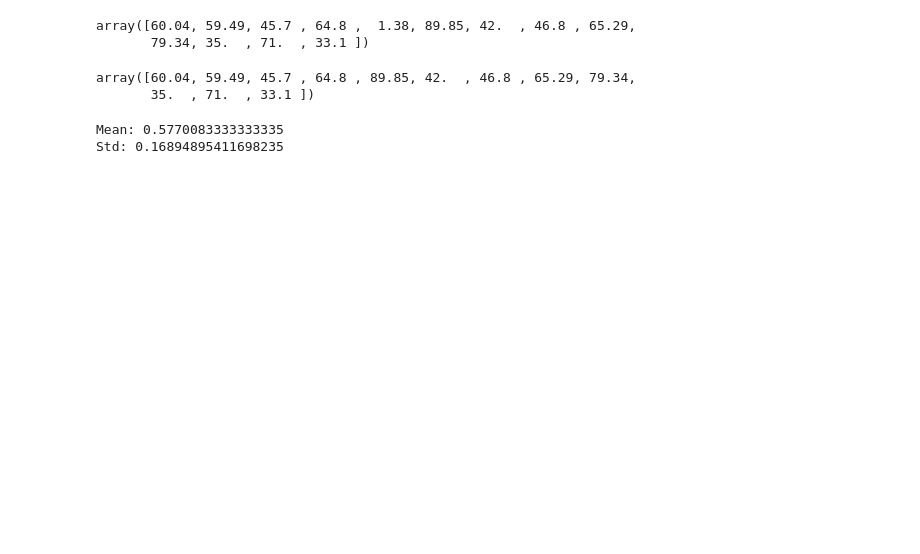
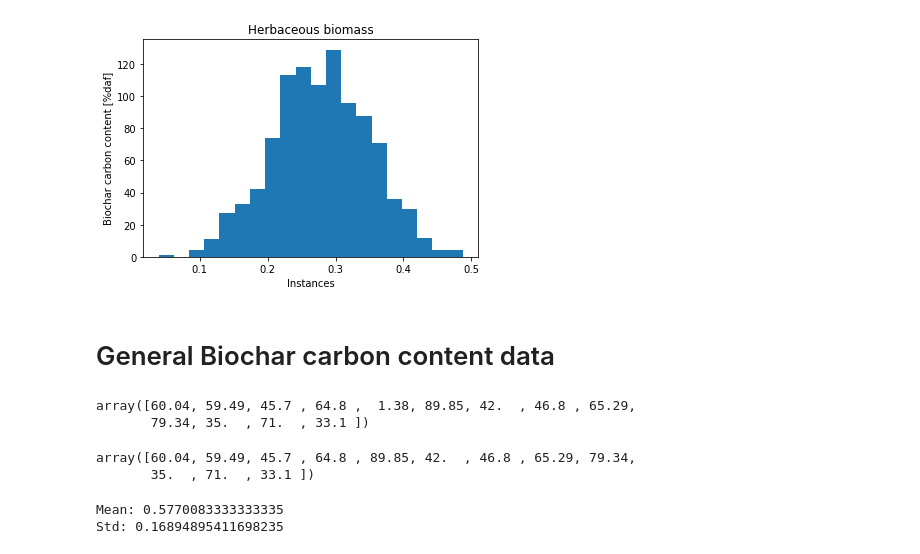
Before and after one commit to SimonAscher/Gasification_LCA_TEA, a Jupyter notebook: analysis/preliminary/biochar_properties/biochar_properties.ipynb, the cells around one changed output. Cells and saved outputs as stored; diff of their text form; code cells hidden in the pictures; blank space fills up the shorter version.

```diff
--- a/analysis/preliminary/biochar_properties/biochar_properties.ipynb
+++ b/analysis/preliminary/biochar_properties/biochar_properties.ipynb
@@ -10,3 +81,18 @@ from config import settings
+# %%
+herbaceous_dist = make_dist(gaussian(mean=biochar_carbon_df["herbaceous biomass"]["mean"],
+                               std=biochar_carbon_df["herbaceous biomass"]["std"]),
+                      length_array=1000)
+
+plt.figure()
+plt.title("Herbaceous biomass")
+plt.hist(herbaceous_dist, bins=20)
+plt.xlabel("Instances")
+plt.ylabel("Biochar carbon content [%daf]")
+plt.show()
+# %% [output]
+[figure, added]
+# %% [markdown]
+# General Biochar carbon content data
 # %%
 carbon_percentage_data_raw = np.array([60.04, 59.49, 45.7, 64.80, 1.38, 89.85, 42.0, 46.8, 65.29, 79.34, 35, 71, 33.1])
 source = "10.1016/j.biortech.2017.06.177"
```
Also changed, not shown: parts of 16 cells of this notebook, 9 other files.
